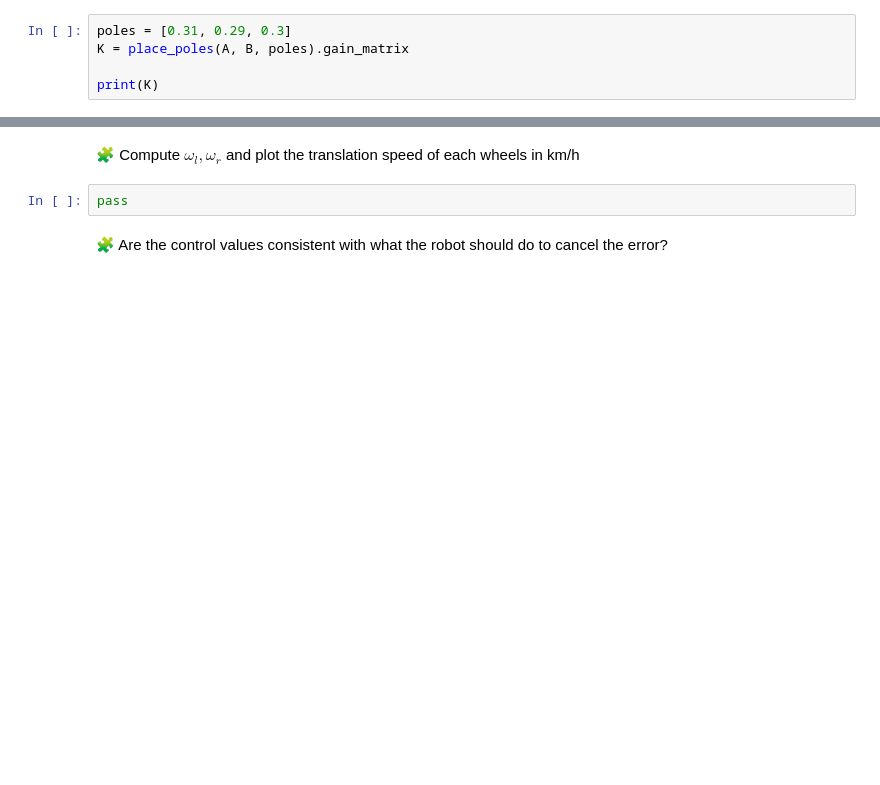
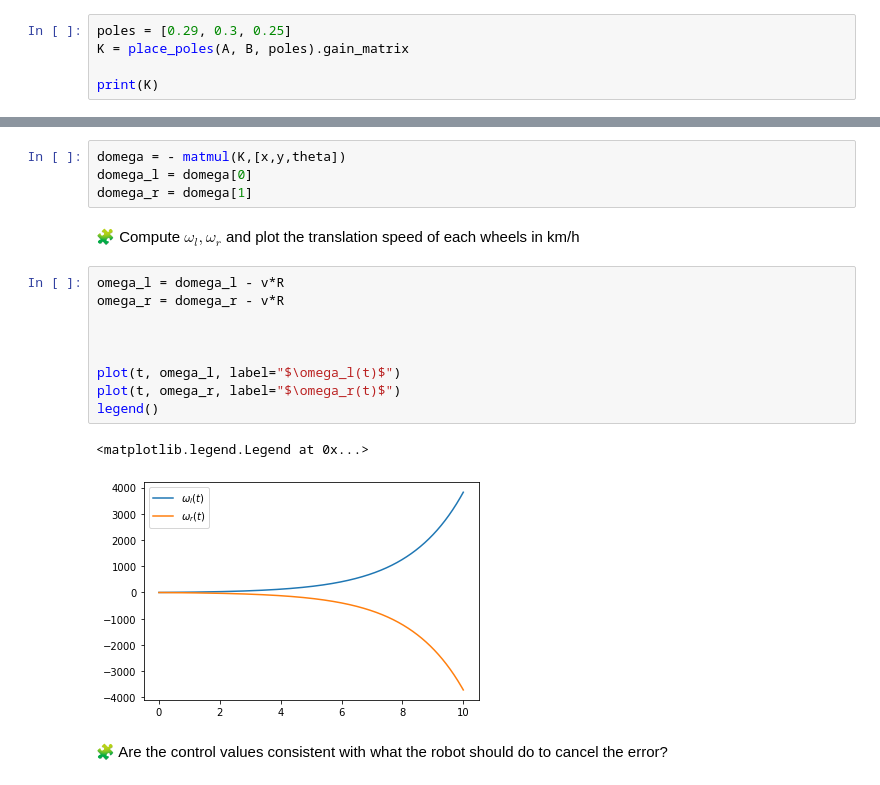
Before and after one commit to MarouaneBAZZAOUI0/control-engineering-with-python-project-2021-2022, a Jupyter notebook: Project - Step 2.ipynb, the cells around one changed output, grey strips where cells are left out. Drawn from its saved outputs; the diff is of its cells as text; blank space fills up the shorter version.

```diff
--- a/Project - Step 2.ipynb
+++ b/Project - Step 2.ipynb
@@ -538,7 +581,7 @@ $$
 \Delta\omega = -K.\Delta X
 $$
 # %%
-poles = [0.31, 0.29, 0.3]
+poles = [0.29, 0.3, 0.25]
 K = place_poles(A, B, poles).gain_matrix
 
 print(K)
@@ -585,7 +622,21 @@ pass
+# %%
+domega = - matmul(K,[x,y,theta])
+domega_l = domega[0]
+domega_r = domega[1]
 # %% [markdown]
 🧩 Compute $\omega_l,\omega_r$ and plot the translation speed of each wheels in km/h
-# %%
-pass
+# %%
+omega_l = domega_l - v*R
+omega_r = domega_r - v*R
+
+
+
+plot(t, omega_l, label="$\omega_l(t)$")
+plot(t, omega_r, label="$\omega_r(t)$")
+legend()
+# %% [output]
+<matplotlib.legend.Legend at 0x...>
+[figure, added]
 # %% [markdown]
 🧩 Are the control values consistent with what the robot should do to cancel the error?
 # %% [markdown]
```
Also changed, not shown: parts of 10 cells of this notebook.
